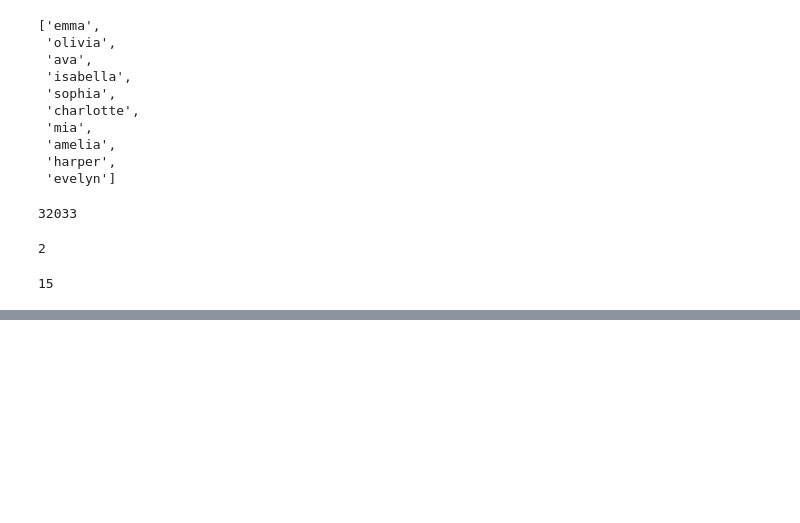
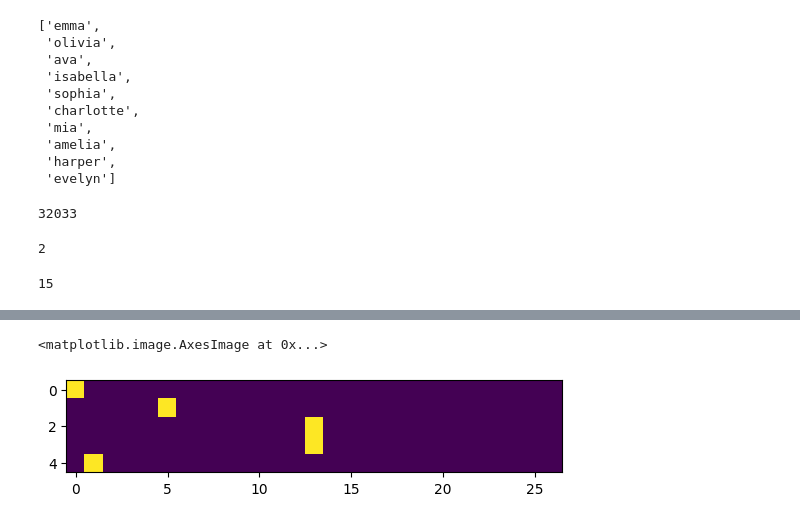
Before and after one commit to CalvHobbes/fcc-ai, a Jupyter notebook: makemore_tut.ipynb, the cells around one changed output, grey strips where cells are left out. Drawn from its saved outputs; the diff is of its cells as text; code cells hidden in the pictures; blank space fills up the shorter version.

```diff
--- a/makemore_tut.ipynb
+++ b/makemore_tut.ipynb
@@ -108,0 +121,4 @@ plt.axis('off');
+# %%
+P = (N+1).float()
+
+P /= P.sum(1, keepdim=True)
@@ -108,0 +146,19 @@ plt.axis('off');
+# %%
+log_likelihood = 0.0
+n = 0
+for w in ['andrejq']:
+  chs = ['.'] + list(w) + ['.']
+  for ch1,ch2 in zip(chs, chs[1:]):
+    ix1 = stoi[ch1]
+    ix2 = stoi[ch2]
+    probability = P[ix1,ix2]
+    logprob = torch.log(probability).item()
+    log_likelihood += logprob
+    n += 1
+    print(f'{ch1},{ch2}: {probability:.4f}:{logprob:.4f}')
+
+print(f"{log_likelihood=}")
+nll = -log_likelihood
+print(f'{nll=}')
+averagenll =nll/n
+print(f'{averagenll=}')
@@ -108,0 +177,14 @@ plt.axis('off');
+# %%
+# Create training set
+xs,ys = [],[]
+for w in words[:1]:
+  chs = ['.'] + list(w) + ['.']
+  for ch1,ch2 in zip(chs, chs[1:]):
+    ix1 = stoi[ch1]
+    ix2 = stoi[ch2]
+    xs.append(ix1)
+    ys.append(ix2)
+
+xs = torch.tensor(xs)
+ys = torch.tensor(ys)
+print(f'{xs=}, {ys=}')
@@ -108,0 +193,4 @@ plt.axis('off');
+# %%
+import torch.nn.functional as F
+xenc = F.one_hot(xs, num_classes=27).float()
+xenc
@@ -108,0 +208,5 @@ plt.axis('off');
+# %%
+plt.imshow(xenc)
+# %% [output]
+<matplotlib.image.AxesImage at 0x...>
+[figure, added]
```
Also changed, not shown: parts of 17 cells of this notebook.
